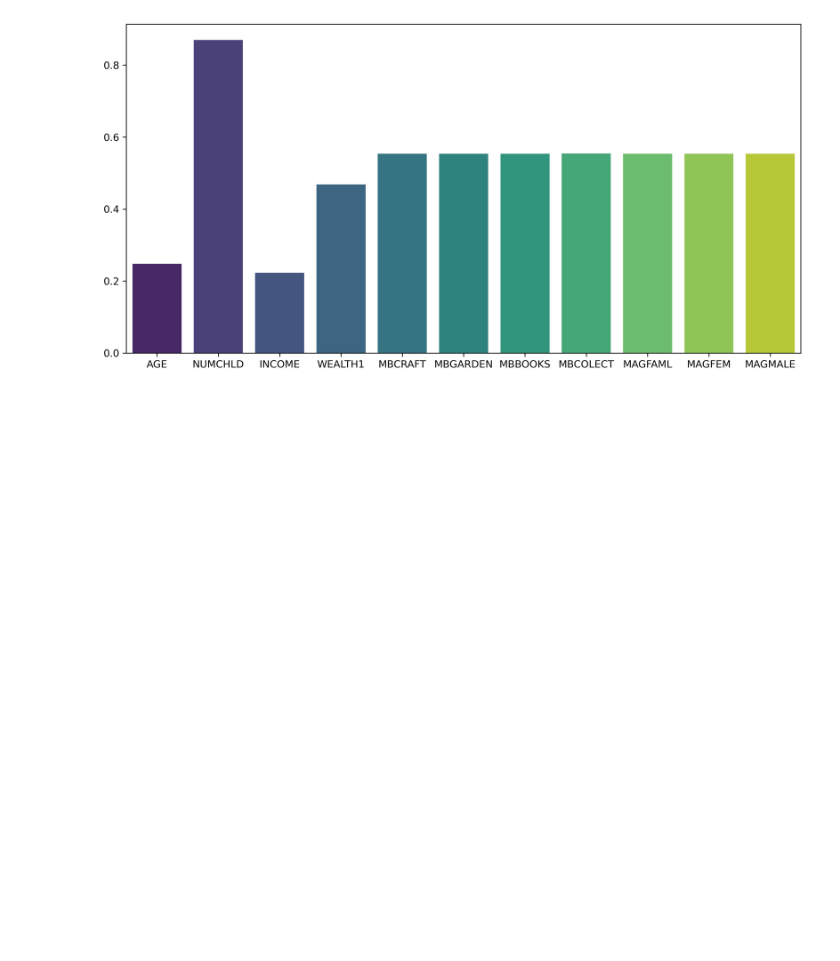
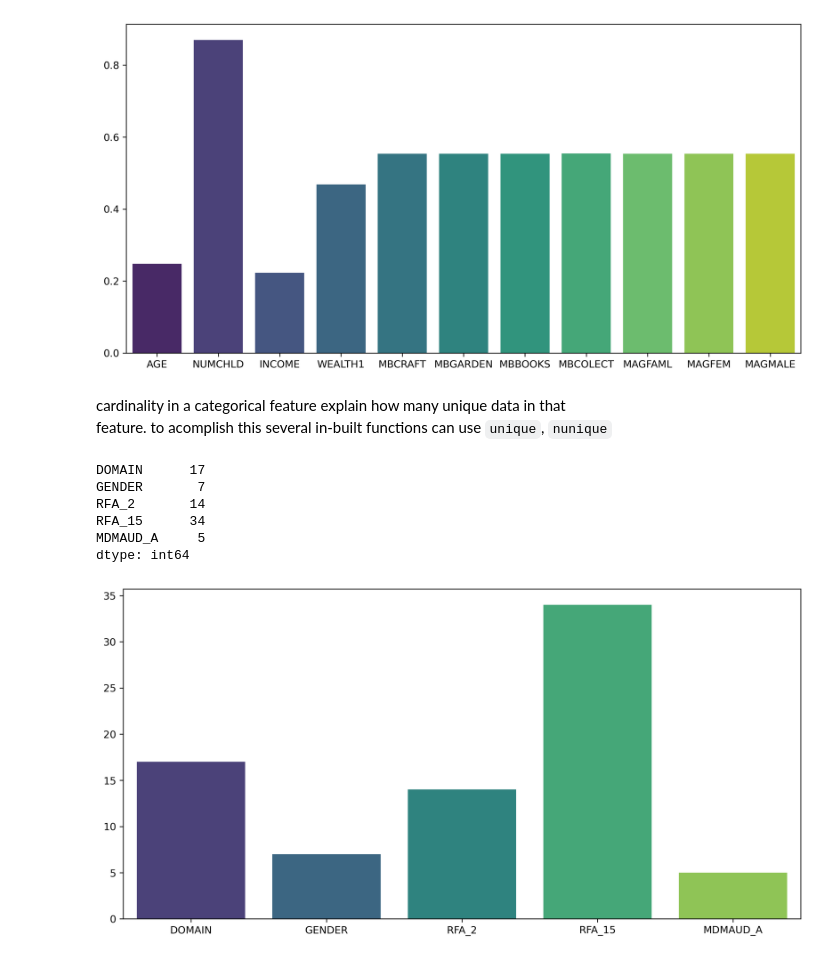
Before and after one commit to ashen007/Feature_enginering, a Jupyter notebook: notebooks/feature details.ipynb, the cells around one changed output. Saved outputs shown, nothing was run; the diff lists cells and outputs as text; code cells hidden in the pictures; blank space fills up the shorter version.

Commit message:
cardinality in categorical data

```diff
--- a/notebooks/feature details.ipynb
+++ b/notebooks/feature details.ipynb
@@ -164,3 +164,24 @@ sns.barplot(x=missing_present.index,y=missing_present.values,palette='viridis')
 plt.show()
 # %% [output]
 [figure]
+# %% [markdown]
+cardinality in a categorical feature explain how many unique data in that<br>
+feature. to acomplish this several in-built functions can use `unique`, `nunique`
+# %%
+cup98 = pd.read_csv('../data/cup98LRN.txt',
+                    usecols=['GENDER', 'RFA_2', 'MDMAUD_A', 'RFA_2', 'DOMAIN', 'RFA_15'])
+# %%
+cup98.nunique()
+# %% [output]
+DOMAIN      17
+GENDER       7
+RFA_2       14
+RFA_15      34
+MDMAUD_A     5
+dtype: int64
+# %%
+plt.figure(figsize=[12,6],dpi=300)
+sns.barplot(x=cup98.nunique().index,y=cup98.nunique().values,palette='viridis')
+plt.show()
+# %% [output]
+[figure, added]
```
Also changed, not shown: parts of 1 cell of this notebook.
